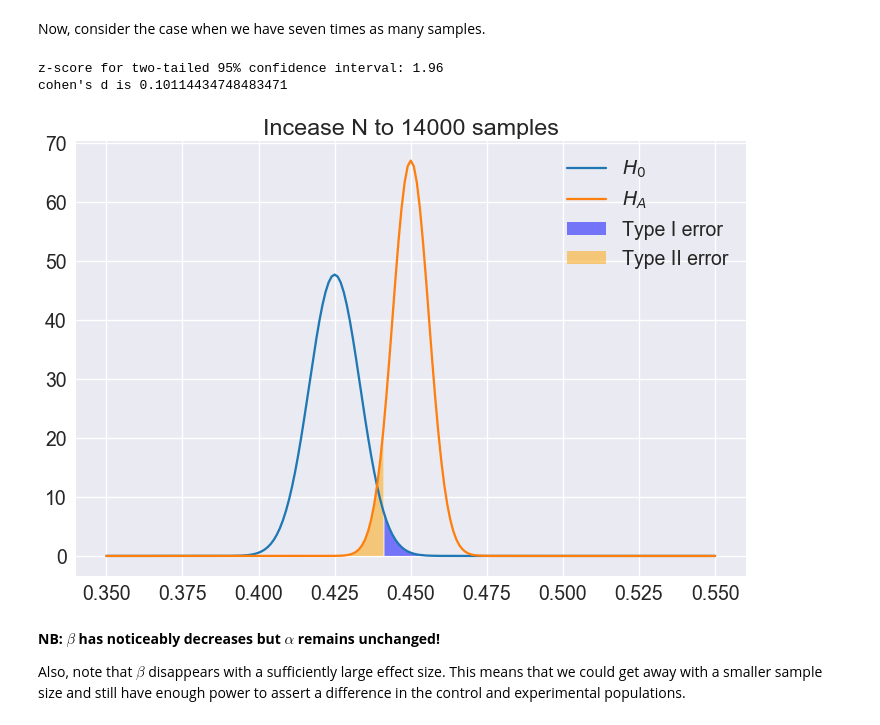
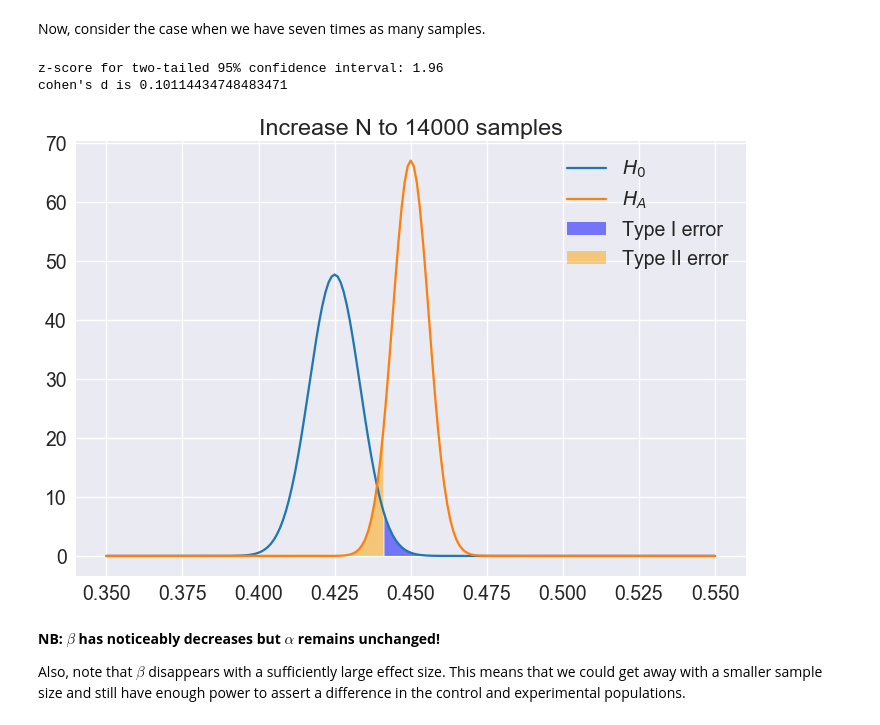
Before and after one commit to sameerank/ab-testing, a Jupyter notebook: AB testing and power analysis.ipynb, the cells around one changed output. Saved outputs shown, nothing was run; the diff lists cells and outputs as text; code cells hidden in the pictures.

```diff
--- a/AB testing and power analysis.ipynb
+++ b/AB testing and power analysis.ipynb
@@ -365,12 +365,12 @@ Now, consider the case when we have seven times as many samples.
 # %%
 X_ctrl, N_ctrl = 400*7, 1000*7
 X_exp, N_exp = 450*7, 1000*7
-plot_null_and_alternative_hypotheses(X_ctrl, N_ctrl, X_exp, N_exp, title='Incease N to 14000 samples')
+plot_null_and_alternative_hypotheses(X_ctrl, N_ctrl, X_exp, N_exp, title='Increase N to 14000 samples')
 plt.show()
 # %% [output]
 z-score for two-tailed 95% confidence interval: 1.96
 cohen's d is 0.10114434748483471
-[figure, old version]
+[figure, new version]
 # %% [markdown]
 __NB: $\beta$ has noticeably decreases but $\alpha$ remains unchanged!__
 
```
Also changed, not shown: parts of 1 cell of this notebook.
